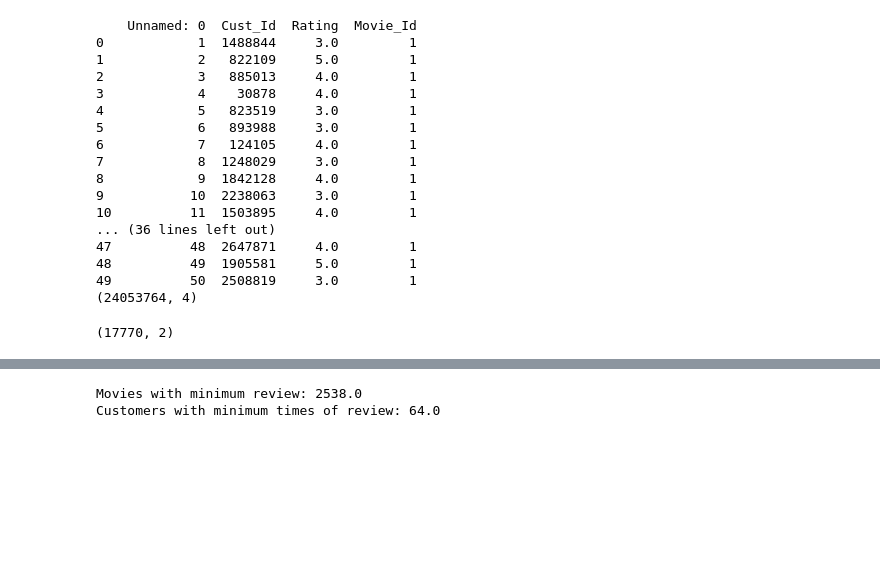
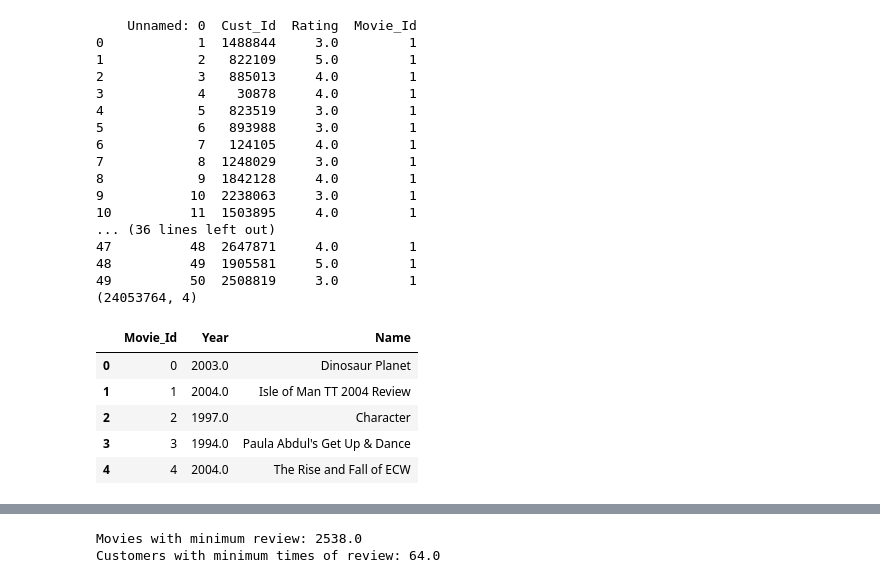
Before and after one commit to Manisha2612/Recommendation_engine, a Jupyter notebook: recommendation_engine_using_netflixdata.ipynb, the cells around one changed output, grey strips where cells are left out. Saved outputs shown, nothing was run; the diff lists cells and outputs as text; code cells hidden in the pictures; blank space fills up the shorter version.

```diff
--- a/recommendation_engine_using_netflixdata.ipynb
+++ b/recommendation_engine_using_netflixdata.ipynb
@@ -122,11 +122,16 @@ customer_df = customer_df.rename(columns={'Movies_Id': 'Movie_Id'})
 # %%
 
 df_movie_title = pd.read_csv('movie_titles.csv',encoding = "ISO-8859-1", header = None, names = ['Movie_Id', 'Year', 'Name'])
-df_movie_title.set_index('Movie_Id', inplace = True)
 
-df_movie_title.shape
+df_movie_title['Movie_Id']=  df_movie_title.index
+df_movie_title.head(5)
 # %% [output]
-(17770, 2)
+|  | Movie_Id | Year | Name |
+| 0 | 0 | 2003.0 | Dinosaur Planet |
+| 1 | 1 | 2004.0 | Isle of Man TT 2004 Review |
+| 2 | 2 | 1997.0 | Character |
+| 3 | 3 | 1994.0 | Paula Abdul's Get Up & Dance |
+| 4 | 4 | 2004.0 | The Rise and Fall of ECW |
 # %%
 
 netflix_df=customer_df.join(df_movie_title, on='Movie_Id')
```
Also changed, not shown: parts of 16 cells of this notebook.
